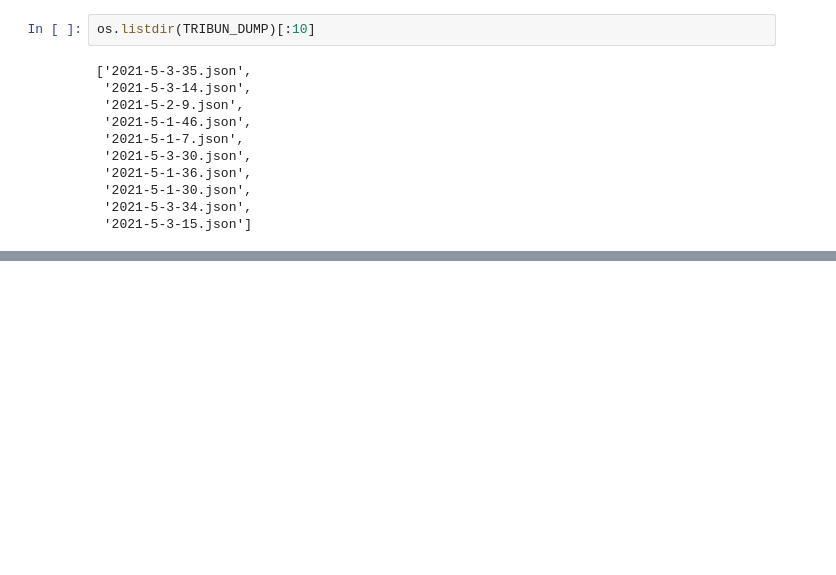
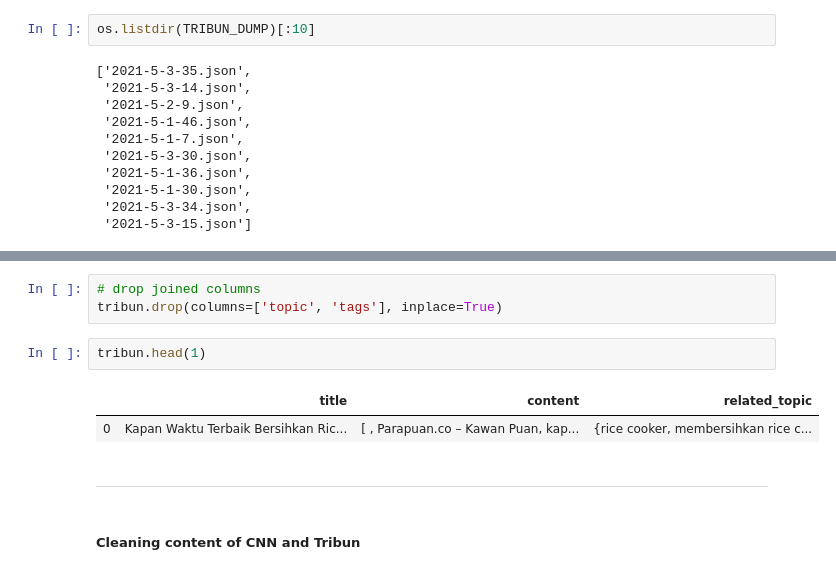
Before and after one commit to vioxcd-archive/cleaning-cnn-and-tribunnews, a Jupyter notebook: Cleaning.ipynb, the cells around one changed output, grey strips where cells are left out. Drawn from its saved outputs; the diff is of its cells as text; blank space fills up the shorter version.

Commit message:
cleaning done (with sample data)

```diff
--- a/Cleaning.ipynb
+++ b/Cleaning.ipynb
@@ -62,0 +142,12 @@ tribun.head(10)
+# %%
+# drop joined columns
+tribun.drop(columns=['topic', 'tags'], inplace=True)
+# %%
+tribun.head(1)
+# %% [output]
+|  | title | content | related_topic |
+| 0 | Kapan Waktu Terbaik Bersihkan Ric... | [ , Parapuan.co – Kawan Puan, kap... | {rice cooker, membersihkan rice c... |
+# %% [markdown]
+---
+# %% [markdown]
+##### Cleaning content of CNN and Tribun
```
Also changed, not shown: parts of 22 cells of this notebook.
